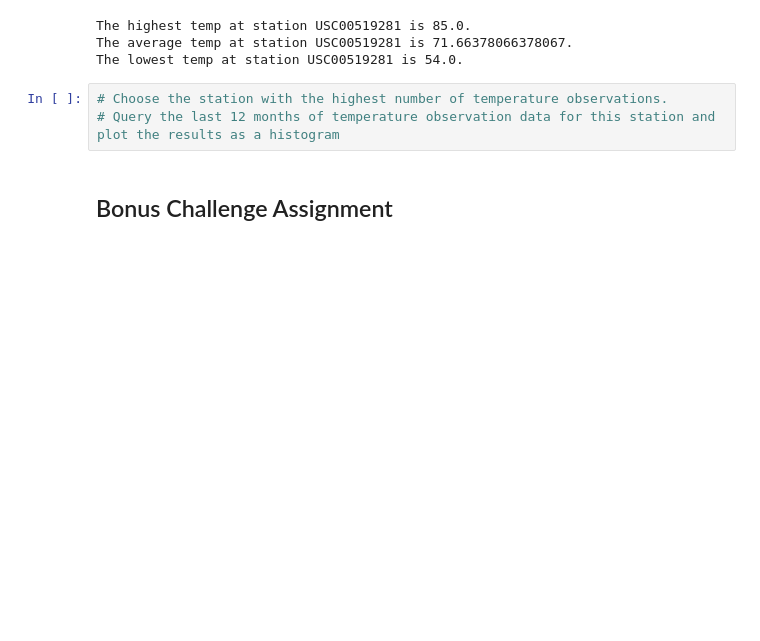
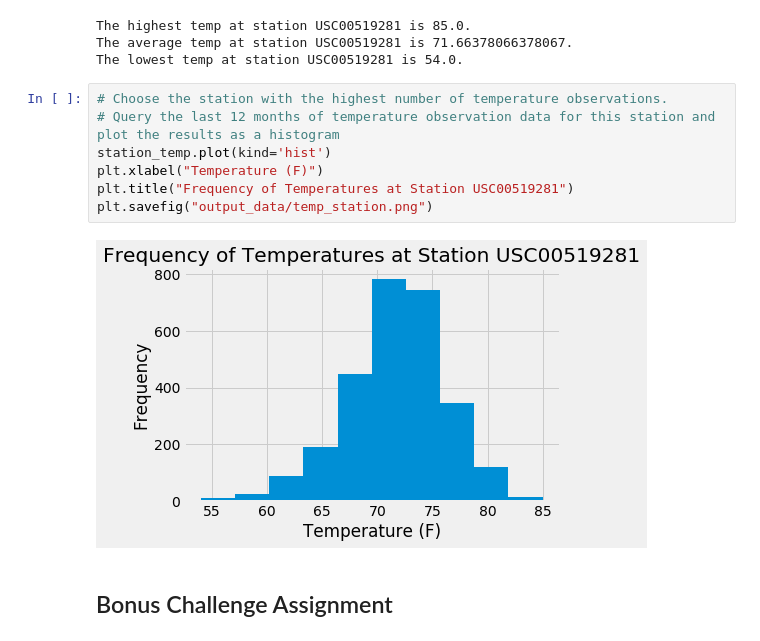
Before and after one commit to kayoung7766/sqlalchemy-challenge, a Jupyter notebook: climate_starter.ipynb, the cells around one changed output. Drawn from its saved outputs; the diff is of its cells as text; blank space fills up the shorter version.

```diff
--- a/climate_starter.ipynb
+++ b/climate_starter.ipynb
@@ -115,6 +138,12 @@ The lowest temp at station USC00519281 is 54.0.
 # %%
 # Choose the station with the highest number of temperature observations.
 # Query the last 12 months of temperature observation data for this station and plot the results as a histogram
+station_temp.plot(kind='hist')
+plt.xlabel("Temperature (F)")
+plt.title("Frequency of Temperatures at Station USC00519281")
+plt.savefig("output_data/temp_station.png")
+# %% [output]
+[figure, added]
 # %% [markdown]
 ## Bonus Challenge Assignment
 # %%
```
Also changed, not shown: parts of 3 cells of this notebook, 1 other file.
